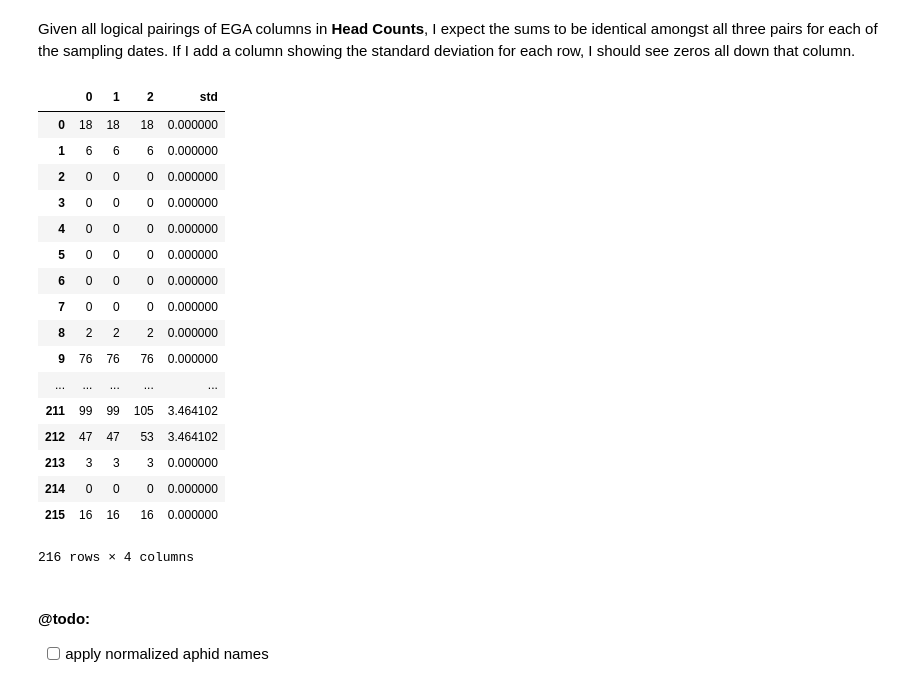
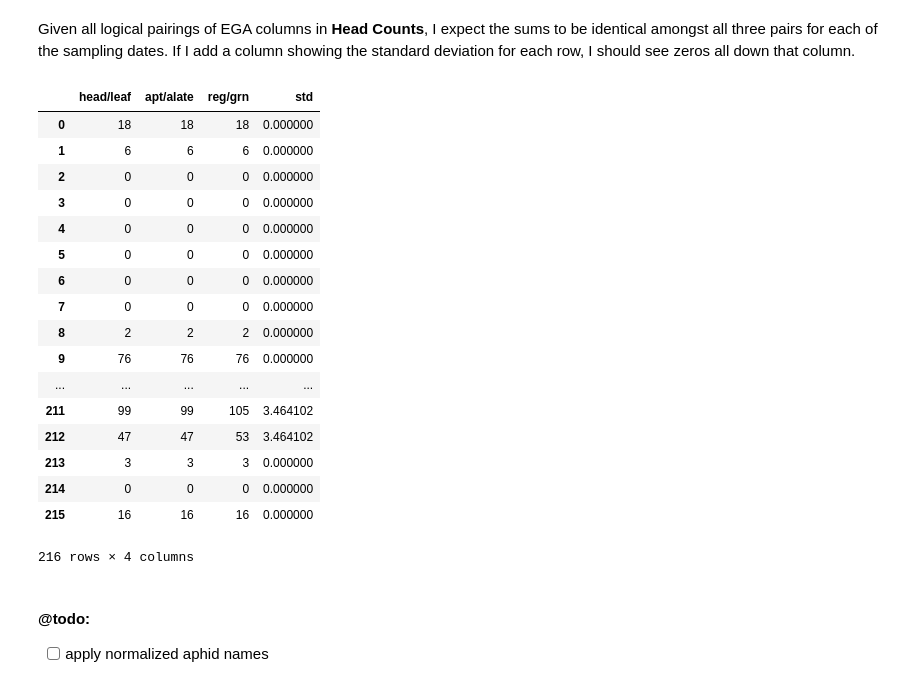
Before and after one commit to devvyn/aafc-field-data, a Jupyter notebook: notebook/projects/2016-sweep-vs-tiller/2016-sweep-vs-tiller.ipynb, the cells around one changed output. Drawn from its saved outputs; the diff is of its cells as text; code cells hidden in the pictures.

```diff
--- a/notebook/projects/2016-sweep-vs-tiller/2016-sweep-vs-tiller.ipynb
+++ b/notebook/projects/2016-sweep-vs-tiller/2016-sweep-vs-tiller.ipynb
@@ -1746,21 +1732,22 @@ Given all logical pairings of EGA columns in **Head Counts**, I expect the sums
 # %%
 hc_ega_sums = pandas.concat(
     (
         (hc['ega_head'] + hc['ega_leaf']),
         (hc['ega_apt'] + hc['ega_alate']),
         (hc['ega_red'] + hc['ega_grn']),
     ),
     axis='columns',
+    keys=['head/leaf', 'apt/alate', 'reg/grn',],
 )
 hc_ega_sums['std'] = hc_ega_sums.std(
     axis='columns',
 )
 
-pandas.options.display.max_rows = 40
+pandas.options.display.max_rows = 20
 
 hc_ega_sums
 # %% [output]
-|  | 0 | 1 | 2 | std |
+|  | head/leaf | apt/alate | reg/grn | std |
 | 0 | 18 | 18 | 18 | 0.000000 |
 | 1 | 6 | 6 | 6 | 0.000000 |
 | 2 | 0 | 0 | 0 | 0.000000 |
```
Also changed, not shown: parts of 10 cells of this notebook.
